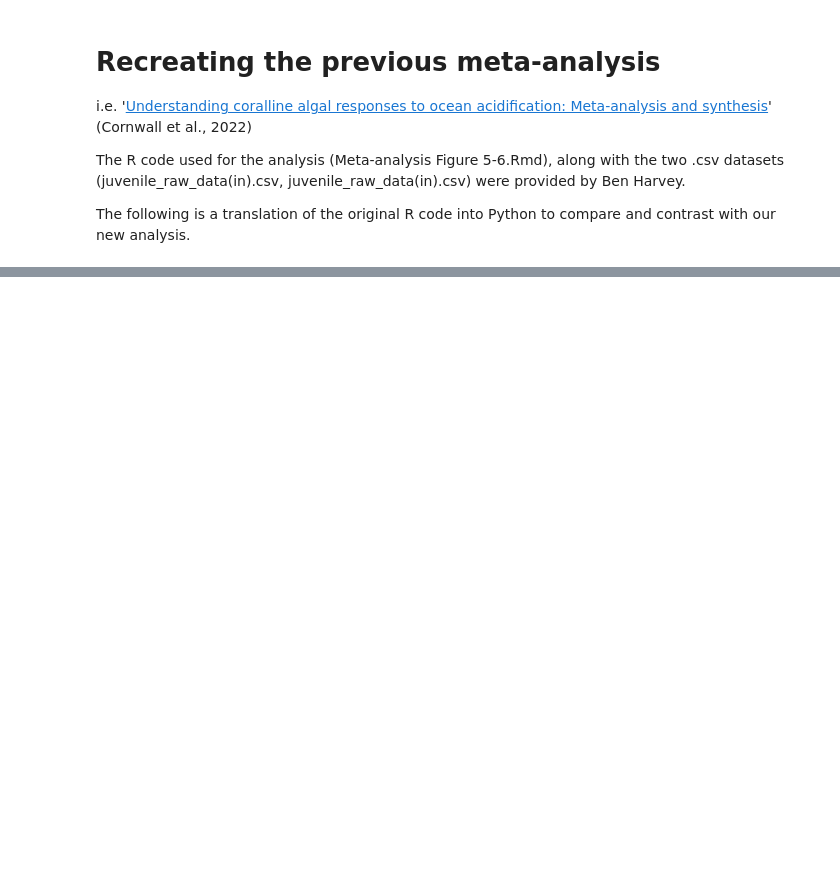
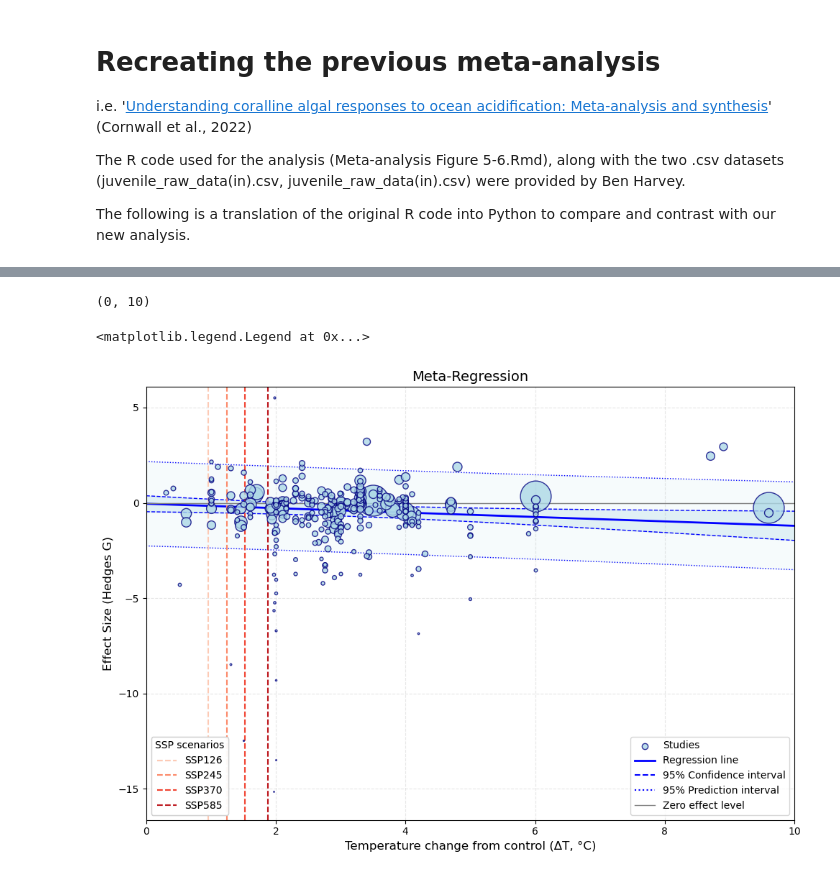
Before and after one commit to orlando-code/calc-rates, a Jupyter notebook: meta_2022/bharvey_recreation.ipynb, the cells around one changed output, grey strips where cells are left out. Saved outputs shown, nothing was run; the diff lists cells and outputs as text; code cells hidden in the pictures; blank space fills up the shorter version.

Commit message:
good deal of work using rpy2 to run metafor and mumin functions

```diff
--- a/meta_2022/bharvey_recreation.ipynb
+++ b/meta_2022/bharvey_recreation.ipynb
@@ -158,0 +151,20 @@ null_model_py
+# %%
+from rpy2.robjects import pandas2ri
+
+### running model
+
+# convert df to R dataframe
+df_r = pandas2ri.py2rpy(working_df)
+vi_vector = ro.FloatVector(df_r.rx2(f'{effect_type}_var'))
+
+# run the meta-analysis model
+model = metafor.rma_mv(
+    yi = ro.FloatVector(df_r.rx2(effect_type)),
+    V = ro.FloatVector(df_r.rx2(f"{effect_type}_var")),
+    data=df_r,
+    mods = ro.Formula(formula),
+    random=ro.Formula("~ 1 | original_doi/ID")
+)
+
+model_summary = base.summary(model)
+print(model_summary)
@@ -158,0 +351,54 @@ null_model_py
+# %%
+fig, ax = plotting.meta_regplot(model, mod_pos=0,
+                      point_size="seinv",
+                      point_color='navy',
+                      point_fill='lightblue',
+                      ci=True,
+                      refline=0,
+                      shade=True,
+                      ci_color='lightblue',
+                      title="Meta-Regression",
+                      xlim = (0, 10),
+                      predlim = (0, 10),
+                      xlab = "pH change from control (ΔpH)" if x_var == "delta_ph" else "Temperature change from control (ΔT, °C)",
+                      ylab=f"Effect Size ({effect_type.replace('_', ' ').title()})",)
+
+### annotate with future climatology
+df = effects_clim_df
+variable = x_var
+
+scenarios = df['scenario'].unique()
+colors = sns.color_palette("Reds", len(scenarios))
+scenario_var = 'ph' if 'ph' in variable else 'sst'
+scenario_lines = []
+for i, scenario in enumerate(scenarios):
+    scenario_df = df[df['scenario'] == scenario]
+    line = ax.vlines(
+        x=scenario_df[f'mean_{scenario_var}_20y_anomaly_ensemble'].mean(),
+        ymin=working_df[effect_type].min()*1.1,
+        ymax=working_df[effect_type].max()*1.1,
+        color=colors[i],
+        linestyle='--',
+        label=scenario.upper(),
+        # zorder=10
+    )
+    scenario_lines.append(line)
+ax.set_ylim(
+    working_df[effect_type].min()*1.1,
+    working_df[effect_type].max()*1.1
+)
+
+# get existing legend
+legend1 = ax.get_legend()
+legend2 = plt.legend(
+    handles=scenario_lines,
+    title='SSP scenarios',
+    loc='lower left',
+)
+# add the new legend to the graph along with the original
+ax.add_artist(legend1)
+ax.add_artist(legend2)
+# %% [output]
+(0, 10)
+<matplotlib.legend.Legend at 0x...>
+[figure, added]
```
Also changed, not shown: parts of 19 cells of this notebook, 2 other files.
